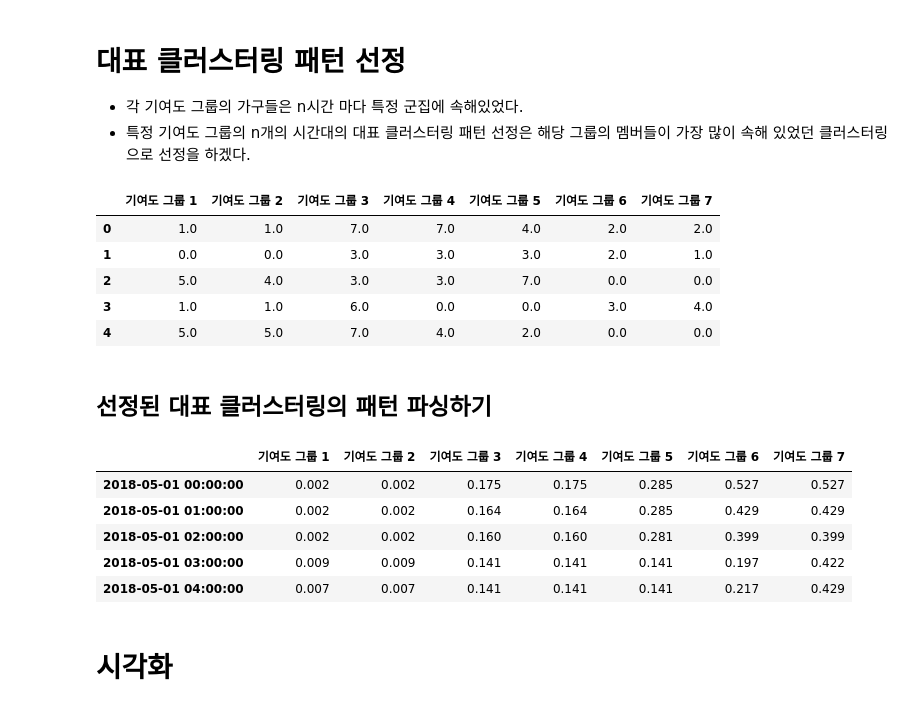
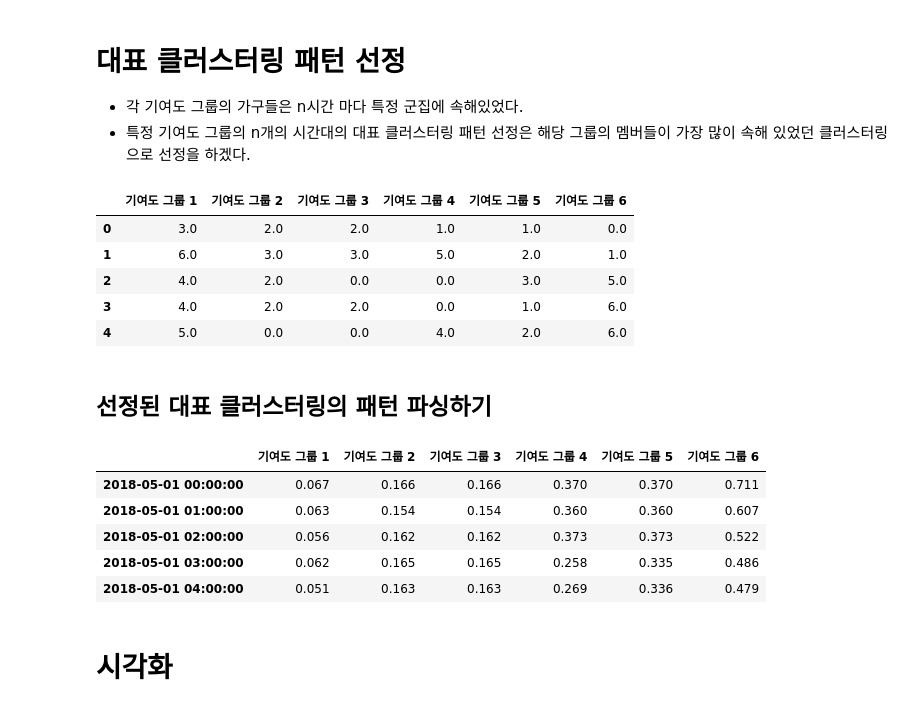
Before and after one commit to formegusto/distribution-by-contribution, a Jupyter notebook: Time Division KMeans (최종정리).ipynb, the cells around one changed output. Saved outputs shown, nothing was run; the diff lists cells and outputs as text; code cells hidden in the pictures.

```diff
--- a/Time Division KMeans (최종정리).ipynb
+++ b/Time Division KMeans (최종정리).ipynb
@@ -35,7 +36,7 @@ import src.crs as crs
 # data/apt_4.xlsx
 # data/apt_std_nugin_1_3.xlsx
 
-data_path = "data/apt_std_nugin_1_3.xlsx"
+data_path = "data/apt_1.xlsx"
 xlsx = pd.read_excel(data_path, header=None,
                      skiprows=2, engine="openpyxl")
 
@@ -209,30 +209,33 @@ cont_count
 # %%
 # Cluster by Contribution GroupBy
 cc = pd.DataFrame()
 cont_group = set(cont_mean_df.values.flatten())
 
 for group in cont_group:
     group_cols = cont_mean_df[cont_mean_df['contribution'] == group].index
     _hc = hc[group_cols].T.copy()
     _clusters = np.array([])
 
     for idx in range(0, len(hc)):
         _group = _hc[idx].groupby(_hc[idx]).count()
         max_cluster = _group.argmax()
 
         _clusters = np.append(_clusters,
                               _group.keys()[max_cluster])
 
     cc["기여도 그룹 {}".format(int(group))] = _clusters
 
+cc_cont = calc_contribution_rank(cc, ci)
+cc_cont.index = contribution_df.index
+
 cc.head()
 # %% [output]
-|  | 기여도 그룹 1 | 기여도 그룹 2 | 기여도 그룹 3 | 기여도 그룹 4 | 기여도 그룹 5 | 기여도 그룹 6 | 기여도 그룹 7 |
-| 0 | 1.0 | 1.0 | 7.0 | 7.0 | 4.0 | 2.0 | 2.0 |
-| 1 | 0.0 | 0.0 | 3.0 | 3.0 | 3.0 | 2.0 | 1.0 |
-| 2 | 5.0 | 4.0 | 3.0 | 3.0 | 7.0 | 0.0 | 0.0 |
-| 3 | 1.0 | 1.0 | 6.0 | 0.0 | 0.0 | 3.0 | 4.0 |
-| 4 | 5.0 | 5.0 | 7.0 | 4.0 | 2.0 | 0.0 | 0.0 |
+|  | 기여도 그룹 1 | 기여도 그룹 2 | 기여도 그룹 3 | 기여도 그룹 4 | 기여도 그룹 5 | 기여도 그룹 6 |
+| 0 | 3.0 | 2.0 | 2.0 | 1.0 | 1.0 | 0.0 |
+| 1 | 6.0 | 3.0 | 3.0 | 5.0 | 2.0 | 1.0 |
+| 2 | 4.0 | 2.0 | 0.0 | 0.0 | 3.0 | 5.0 |
+| 3 | 4.0 | 2.0 | 2.0 | 0.0 | 1.0 | 6.0 |
+| 4 | 5.0 | 0.0 | 0.0 | 4.0 | 2.0 | 6.0 |
 # %% [markdown]
 ## 선정된 대표 클러스터링의 패턴 파싱하기
 # %%
@@ -251,12 +254,12 @@ cc_pattern = pd.DataFrame(_cc_pattern.reshape(-1,len(cc) * 3),
                          columns=df.index).T
 cc_pattern.head()
 # %% [output]
-|  | 기여도 그룹 1 | 기여도 그룹 2 | 기여도 그룹 3 | 기여도 그룹 4 | 기여도 그룹 5 | 기여도 그룹 6 | 기여도 그룹 7 |
-| 2018-05-01 00:00:00 | 0.002 | 0.002 | 0.175 | 0.175 | 0.285 | 0.527 | 0.527 |
-| 2018-05-01 01:00:00 | 0.002 | 0.002 | 0.164 | 0.164 | 0.285 | 0.429 | 0.429 |
-| 2018-05-01 02:00:00 | 0.002 | 0.002 | 0.160 | 0.160 | 0.281 | 0.399 | 0.399 |
-| 2018-05-01 03:00:00 | 0.009 | 0.009 | 0.141 | 0.141 | 0.141 | 0.197 | 0.422 |
-| 2018-05-01 04:00:00 | 0.007 | 0.007 | 0.141 | 0.141 | 0.141 | 0.217 | 0.429 |
+|  | 기여도 그룹 1 | 기여도 그룹 2 | 기여도 그룹 3 | 기여도 그룹 4 | 기여도 그룹 5 | 기여도 그룹 6 |
+| 2018-05-01 00:00:00 | 0.067 | 0.166 | 0.166 | 0.370 | 0.370 | 0.711 |
+| 2018-05-01 01:00:00 | 0.063 | 0.154 | 0.154 | 0.360 | 0.360 | 0.607 |
+| 2018-05-01 02:00:00 | 0.056 | 0.162 | 0.162 | 0.373 | 0.373 | 0.522 |
+| 2018-05-01 03:00:00 | 0.062 | 0.165 | 0.165 | 0.258 | 0.335 | 0.486 |
+| 2018-05-01 04:00:00 | 0.051 | 0.163 | 0.163 | 0.269 | 0.336 | 0.479 |
 # %% [markdown]
 # 시각화
 # %%
```
Also changed, not shown: parts of 31 cells of this notebook.
